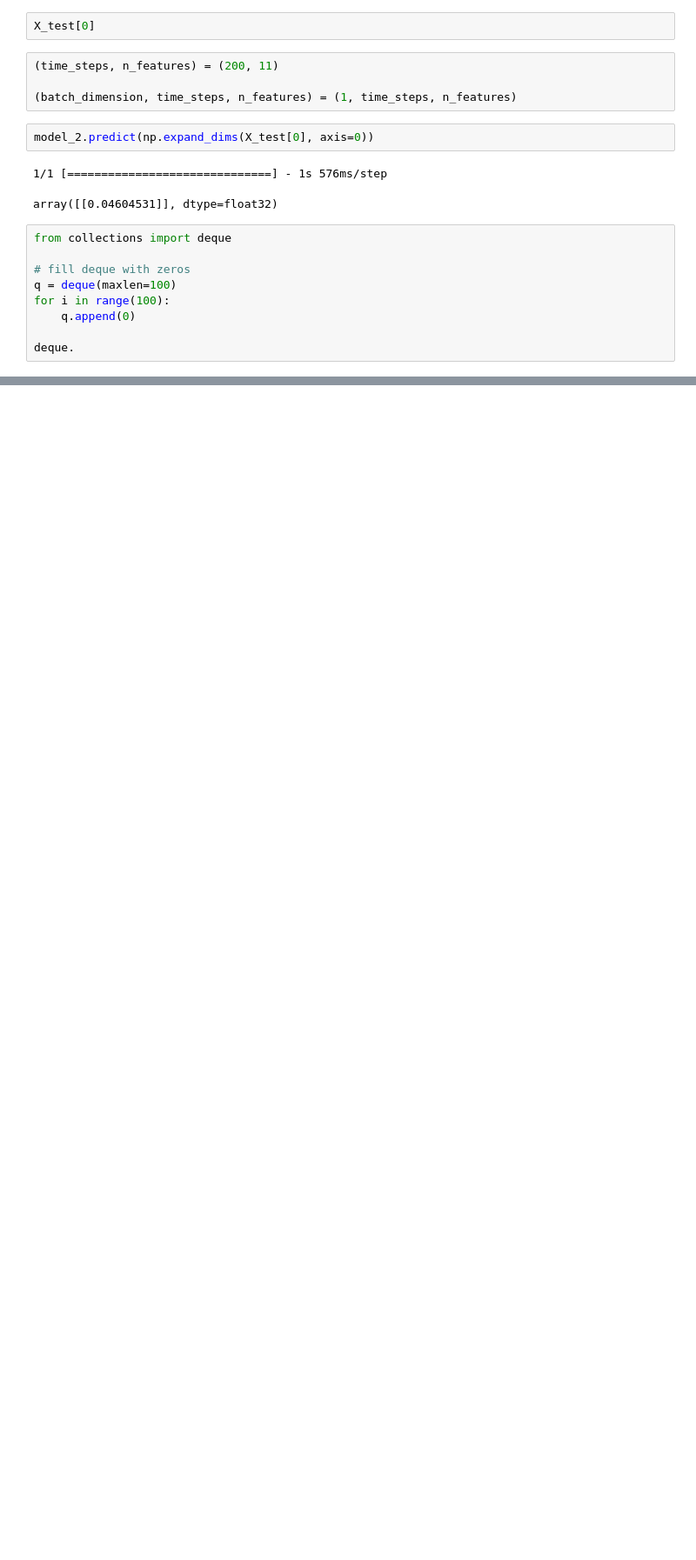
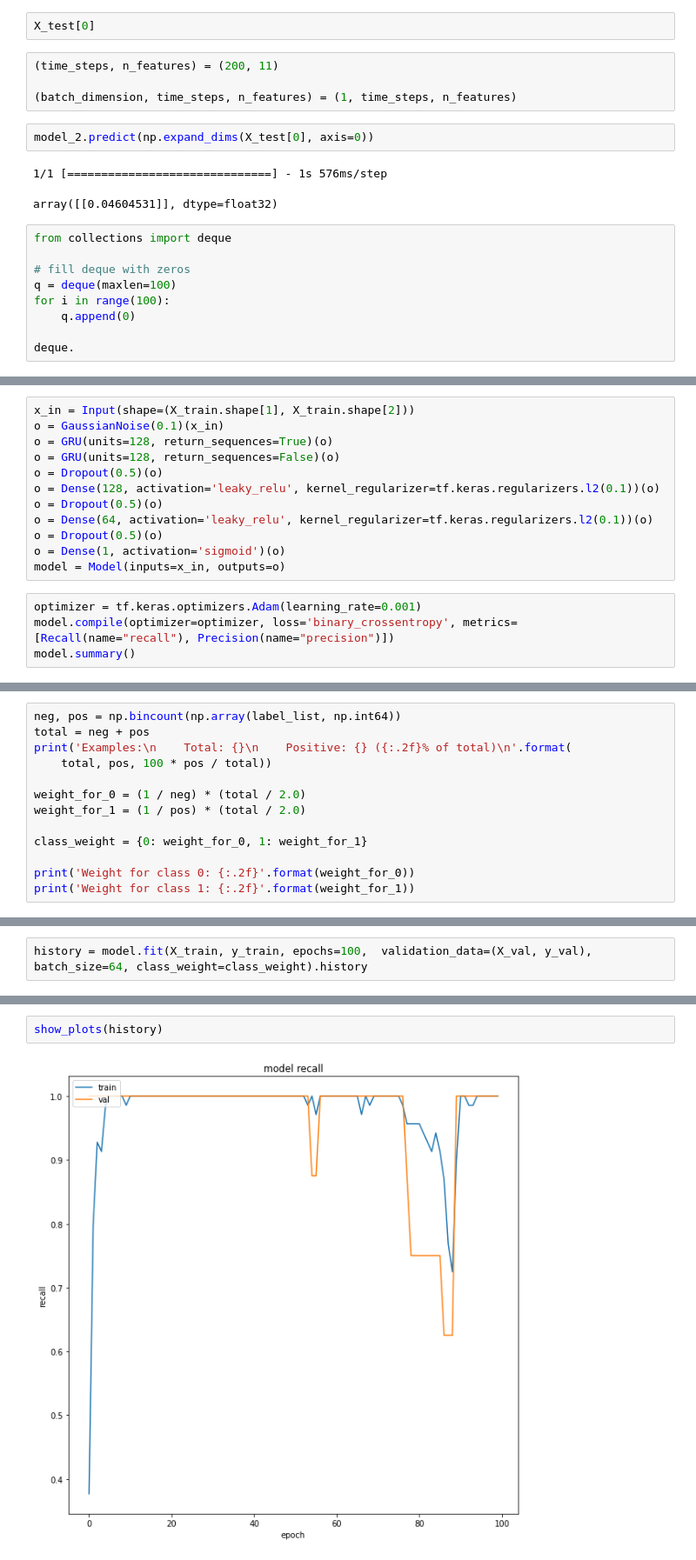
Before and after one commit to Protechted/AI-Model-Training, a Jupyter notebook: notebooks/training_test.ipynb, the cells around one changed output, grey strips where cells are left out. Shown at 87% size. Saved outputs shown, nothing was run; the diff lists cells and outputs as text; blank space fills up the shorter version.

```diff
--- a/notebooks/training_test.ipynb
+++ b/notebooks/training_test.ipynb
@@ -657,0 +792,16 @@ deque.
+# %%
+x_in = Input(shape=(X_train.shape[1], X_train.shape[2]))
+o = GaussianNoise(0.1)(x_in)
+o = GRU(units=128, return_sequences=True)(o)
+o = GRU(units=128, return_sequences=False)(o)
+o = Dropout(0.5)(o)
+o = Dense(128, activation='leaky_relu', kernel_regularizer=tf.keras.regularizers.l2(0.1))(o)
+o = Dropout(0.5)(o)
+o = Dense(64, activation='leaky_relu', kernel_regularizer=tf.keras.regularizers.l2(0.1))(o)
+o = Dropout(0.5)(o)
+o = Dense(1, activation='sigmoid')(o)
+model = Model(inputs=x_in, outputs=o)
+# %%
+optimizer = tf.keras.optimizers.Adam(learning_rate=0.001)
+model.compile(optimizer=optimizer, loss='binary_crossentropy', metrics=[Recall(name="recall"), Precision(name="precision")])
+model.summary()
@@ -657,0 +826,13 @@ deque.
+# %%
+neg, pos = np.bincount(np.array(label_list, np.int64))
+total = neg + pos
+print('Examples:\n    Total: {}\n    Positive: {} ({:.2f}% of total)\n'.format(
+    total, pos, 100 * pos / total))
+
+weight_for_0 = (1 / neg) * (total / 2.0)
+weight_for_1 = (1 / pos) * (total / 2.0)
+
+class_weight = {0: weight_for_0, 1: weight_for_1}
+
+print('Weight for class 0: {:.2f}'.format(weight_for_0))
+print('Weight for class 1: {:.2f}'.format(weight_for_1))
@@ -657,0 +846,2 @@ deque.
+# %%
+history = model.fit(X_train, y_train, epochs=100,  validation_data=(X_val, y_val), batch_size=64, class_weight=class_weight).history
@@ -657,0 +866,4 @@ deque.
+# %%
+show_plots(history)
+# %% [output]
+[figure, added]
```
Also changed, not shown: parts of 53 cells of this notebook, 2 other files.
